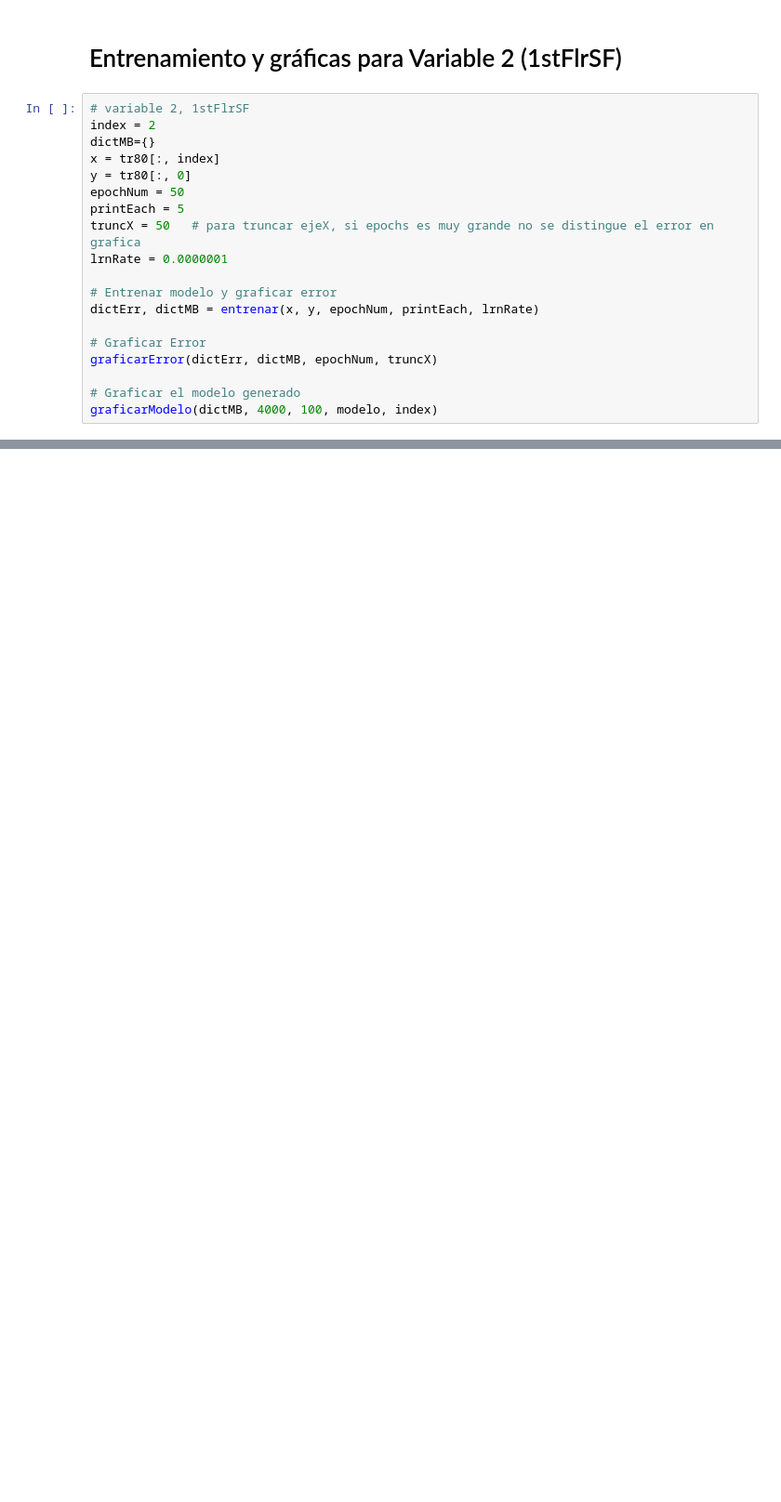
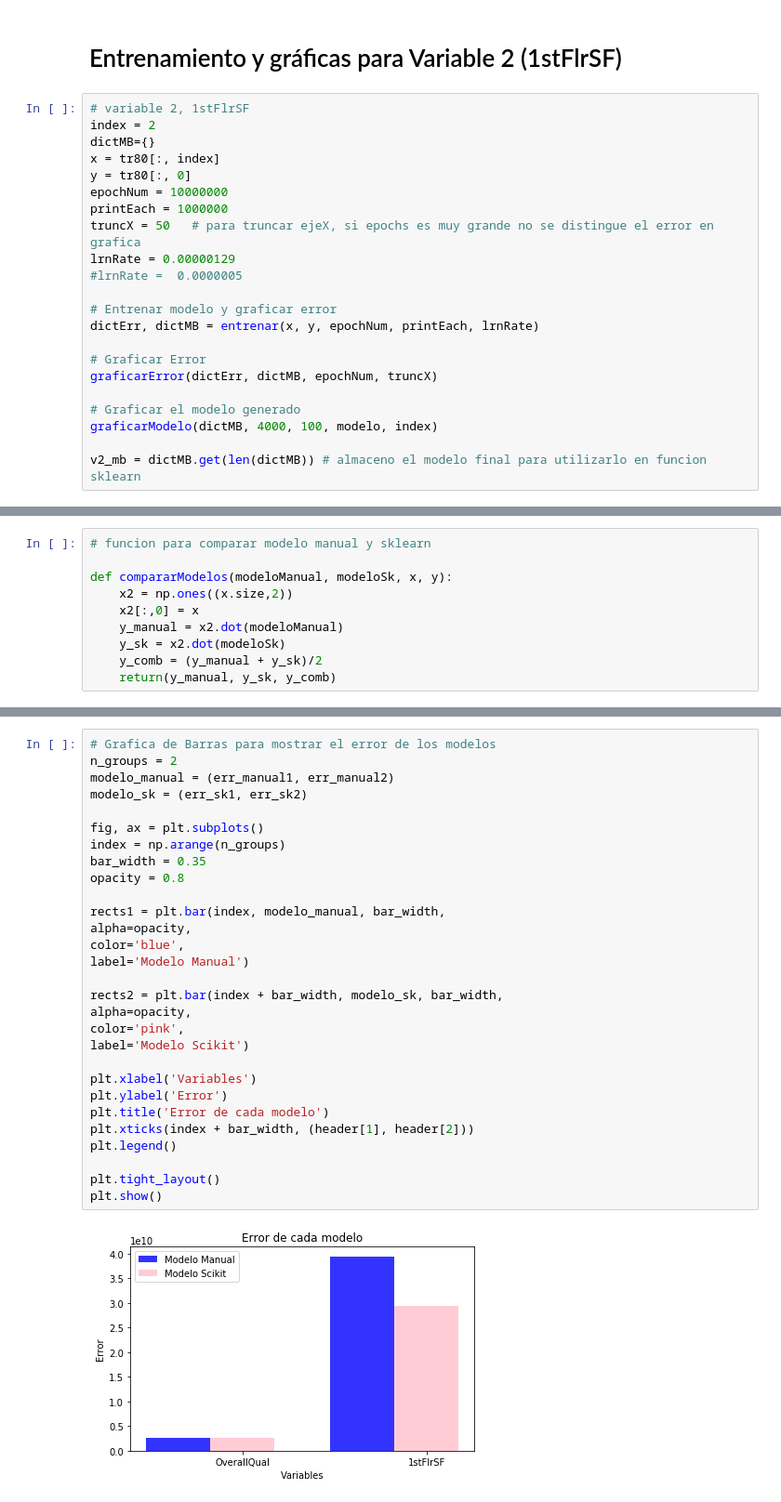
Before and after one commit to aomeza/CienciaDeDatosPython, a Jupyter notebook: Proyecto Final.ipynb, the cells around one changed output, grey strips where cells are left out. Shown at 93% size. Saved outputs shown, nothing was run; the diff lists cells and outputs as text; blank space fills up the shorter version.

```diff
--- a/Proyecto Final.ipynb
+++ b/Proyecto Final.ipynb
@@ -391,10 +395,11 @@ index = 2
 dictMB={}
 x = tr80[:, index]
 y = tr80[:, 0]
-epochNum = 50
-printEach = 5
+epochNum = 10000000
+printEach = 1000000
 truncX = 50   # para truncar ejeX, si epochs es muy grande no se distingue el error en grafica
-lrnRate = 0.0000001
+lrnRate = 0.00000129
+#lrnRate =  0.0000005
 
 # Entrenar modelo y graficar error
 dictErr, dictMB = entrenar(x, y, epochNum, printEach, lrnRate)
@@ -404,5 +409,7 @@ graficarError(dictErr, dictMB, epochNum, truncX)
 
 # Graficar el modelo generado
 graficarModelo(dictMB, 4000, 100, modelo, index)
+
+v2_mb = dictMB.get(len(dictMB)) # almaceno el modelo final para utilizarlo en funcion sklearn
 # %% [output]
 Epoch: 1 ; Err= 19183319979.304794 ; m= 1 ; b= 1
@@ -421,0 +419,10 @@ Modelo generado: y(x)=153.6355x + 1.1336
+# %%
+# funcion para comparar modelo manual y sklearn
+
+def compararModelos(modeloManual, modeloSk, x, y):
+    x2 = np.ones((x.size,2))
+    x2[:,0] = x
+    y_manual = x2.dot(modeloManual)
+    y_sk = x2.dot(modeloSk)
+    y_comb = (y_manual + y_sk)/2
+    return(y_manual, y_sk, y_comb)
@@ -421,0 +500,31 @@ Modelo generado: y(x)=153.6355x + 1.1336
+# %%
+# Grafica de Barras para mostrar el error de los modelos
+n_groups = 2
+modelo_manual = (err_manual1, err_manual2)
+modelo_sk = (err_sk1, err_sk2)
+
+fig, ax = plt.subplots()
+index = np.arange(n_groups)
+bar_width = 0.35
+opacity = 0.8
+
+rects1 = plt.bar(index, modelo_manual, bar_width,
+alpha=opacity,
+color='blue',
+label='Modelo Manual')
+
+rects2 = plt.bar(index + bar_width, modelo_sk, bar_width,
+alpha=opacity,
+color='pink',
+label='Modelo Scikit')
+
+plt.xlabel('Variables')
+plt.ylabel('Error')
+plt.title('Error de cada modelo')
+plt.xticks(index + bar_width, (header[1], header[2]))
+plt.legend()
+
+plt.tight_layout()
+plt.show()
+# %% [output]
+[figure, added]
```
Also changed, not shown: parts of 10 cells of this notebook.
